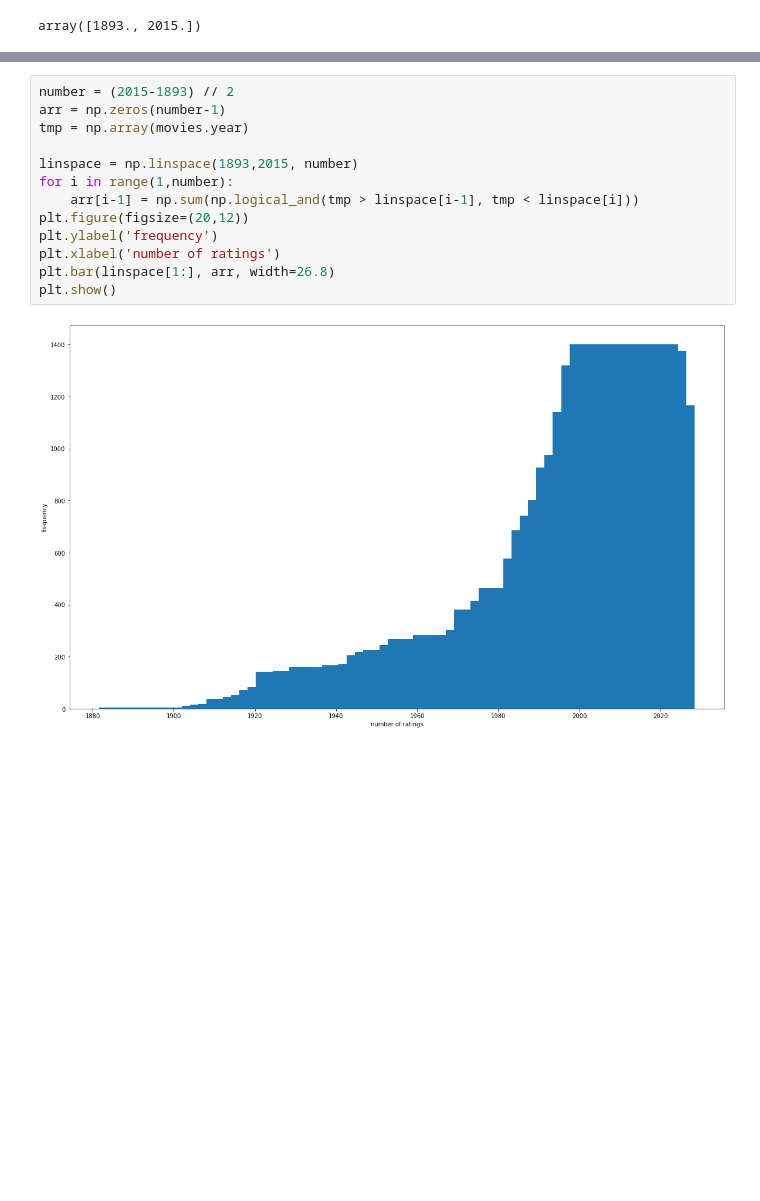
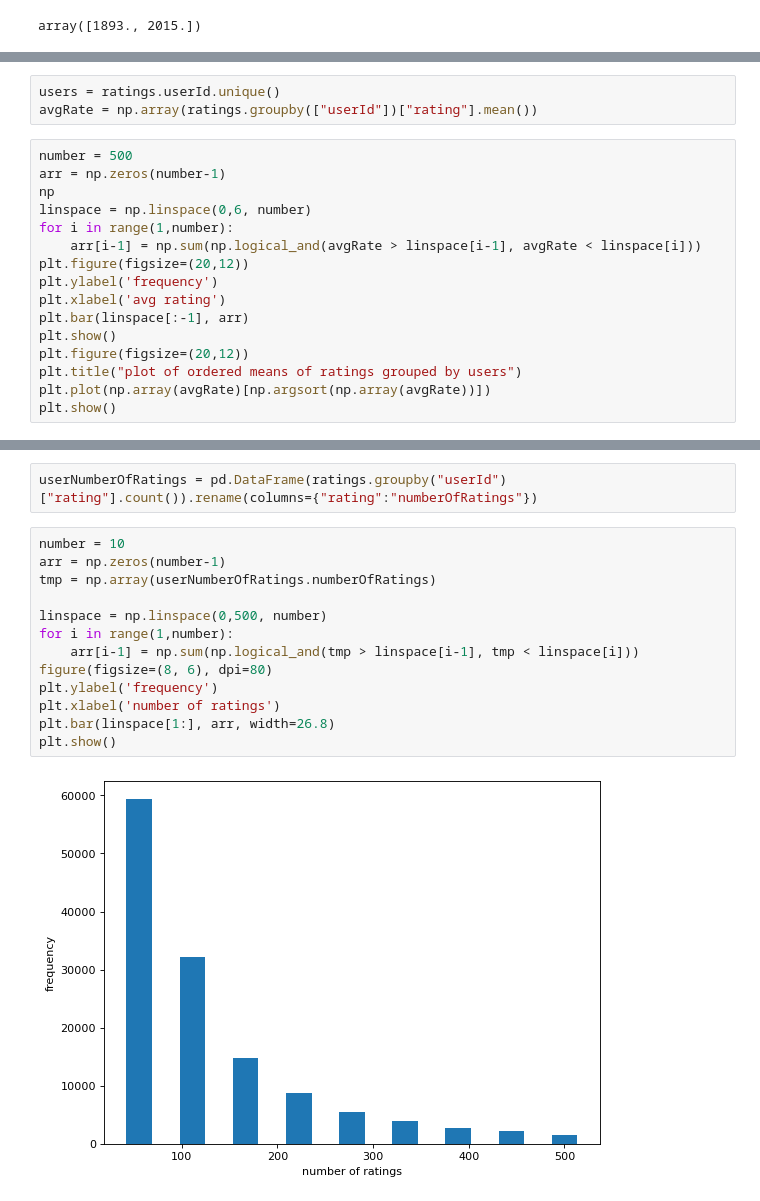
Before and after one commit to thegunner157/Lipin_RS_Project, a Jupyter notebook: MV20.ipynb, the cells around one changed output, grey strips where cells are left out. Drawn from its saved outputs; the diff is of its cells as text; blank space fills up the shorter version.

```diff
--- a/MV20.ipynb
+++ b/MV20.ipynb
@@ -527,0 +530,19 @@ array([1893., 2015.])
+# %%
+users = ratings.userId.unique()
+avgRate = np.array(ratings.groupby(["userId"])["rating"].mean())
+# %%
+number = 500
+arr = np.zeros(number-1)
+np
+linspace = np.linspace(0,6, number)
+for i in range(1,number):
+    arr[i-1] = np.sum(np.logical_and(avgRate > linspace[i-1], avgRate < linspace[i]))
+plt.figure(figsize=(20,12))
+plt.ylabel('frequency')
+plt.xlabel('avg rating')
+plt.bar(linspace[:-1], arr)
+plt.show()
+plt.figure(figsize=(20,12))
+plt.title("plot of ordered means of ratings grouped by users")
+plt.plot(np.array(avgRate)[np.argsort(np.array(avgRate))])
+plt.show()
@@ -528,15 +586,17 @@ array([1893., 2015.])
+# %%
+userNumberOfRatings = pd.DataFrame(ratings.groupby("userId")["rating"].count()).rename(columns={"rating":"numberOfRatings"})
 # %%
-number = (2015-1893) // 2
+number = 10
 arr = np.zeros(number-1)
-tmp = np.array(movies.year)
+tmp = np.array(userNumberOfRatings.numberOfRatings)
 
-linspace = np.linspace(1893,2015, number)
+linspace = np.linspace(0,500, number)
 for i in range(1,number):
     arr[i-1] = np.sum(np.logical_and(tmp > linspace[i-1], tmp < linspace[i]))
-plt.figure(figsize=(20,12))
+figure(figsize=(8, 6), dpi=80)
 plt.ylabel('frequency')
 plt.xlabel('number of ratings')
 plt.bar(linspace[1:], arr, width=26.8)
 plt.show()
 # %% [output]
-[figure, old version]
+[figure, new version]
```
Also changed, not shown: parts of 10 cells of this notebook.
